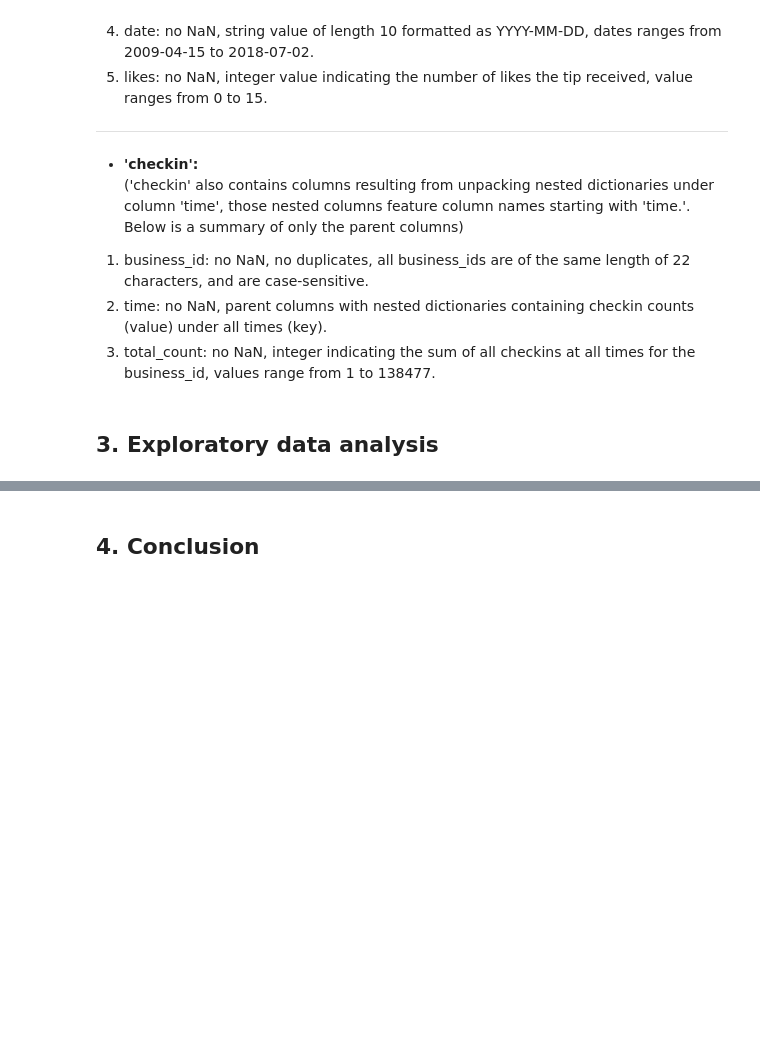
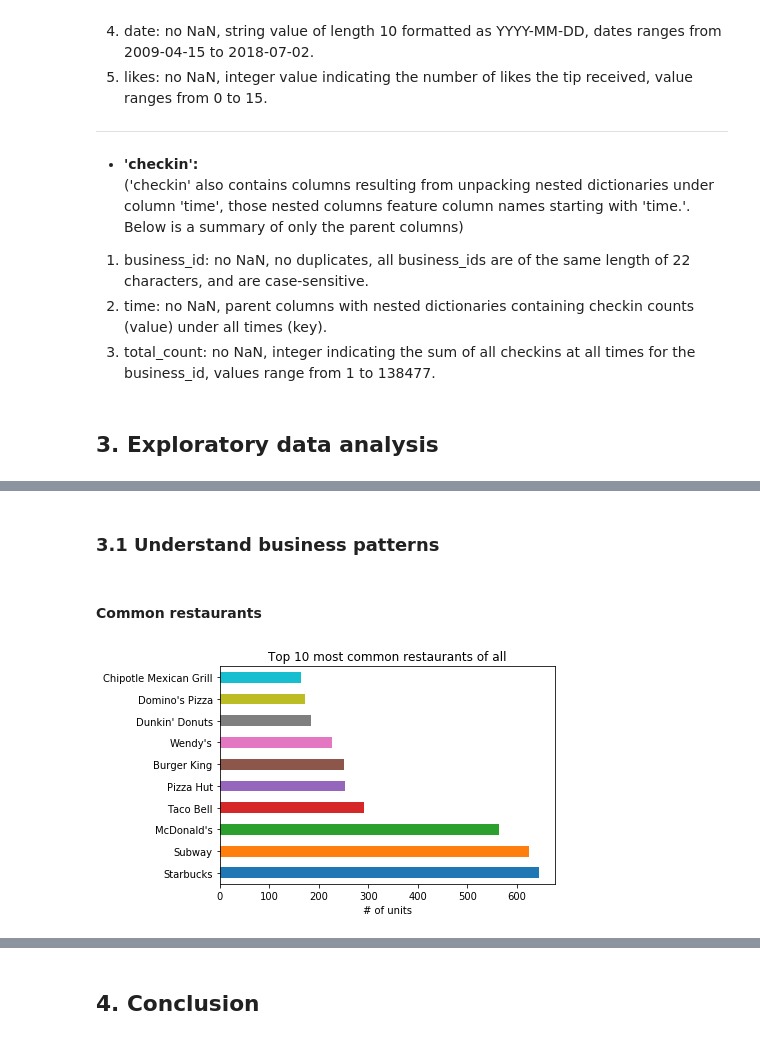
Before and after one commit to jingzhaomirror/capstone2_hybrid_yelp_recommender, a Jupyter notebook: milestone_report.ipynb, the cells around one changed output, grey strips where cells are left out. Saved outputs shown, nothing was run; the diff lists cells and outputs as text; code cells hidden in the pictures; blank space fills up the shorter version.

```diff
--- a/milestone_report.ipynb
+++ b/milestone_report.ipynb
@@ -285,0 +308,11 @@ checkin.to_csv(path_or_buf='checkin_clean.csv',index=False)
+# %% [markdown]
+### 3.1 Understand business patterns
+# %% [markdown]
+#### Common restaurants
+# %%
+# common restaurants of all
+business.name.value_counts()[:10].plot(kind='barh');
+plt.xlabel('# of units');
+plt.title('Top 10 most common restaurants of all');
+# %% [output]
+[figure, added]
```
Also changed, not shown: parts of 32 cells of this notebook.
